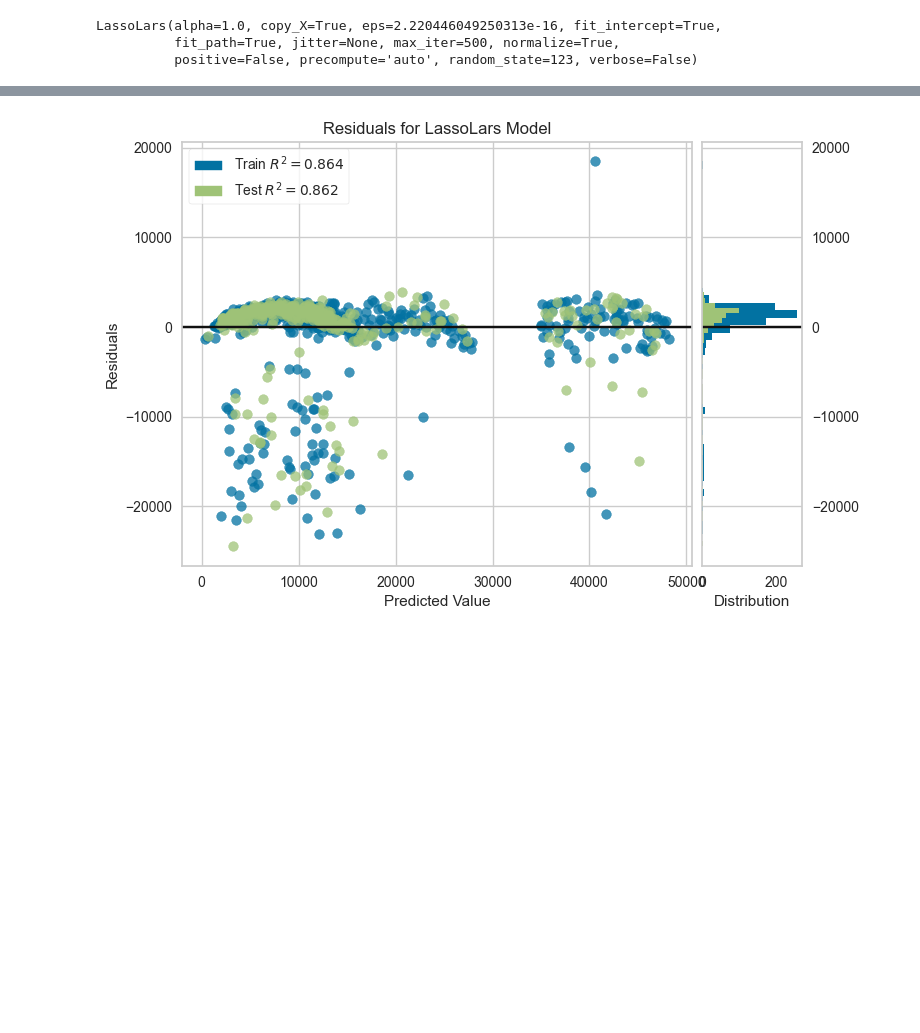
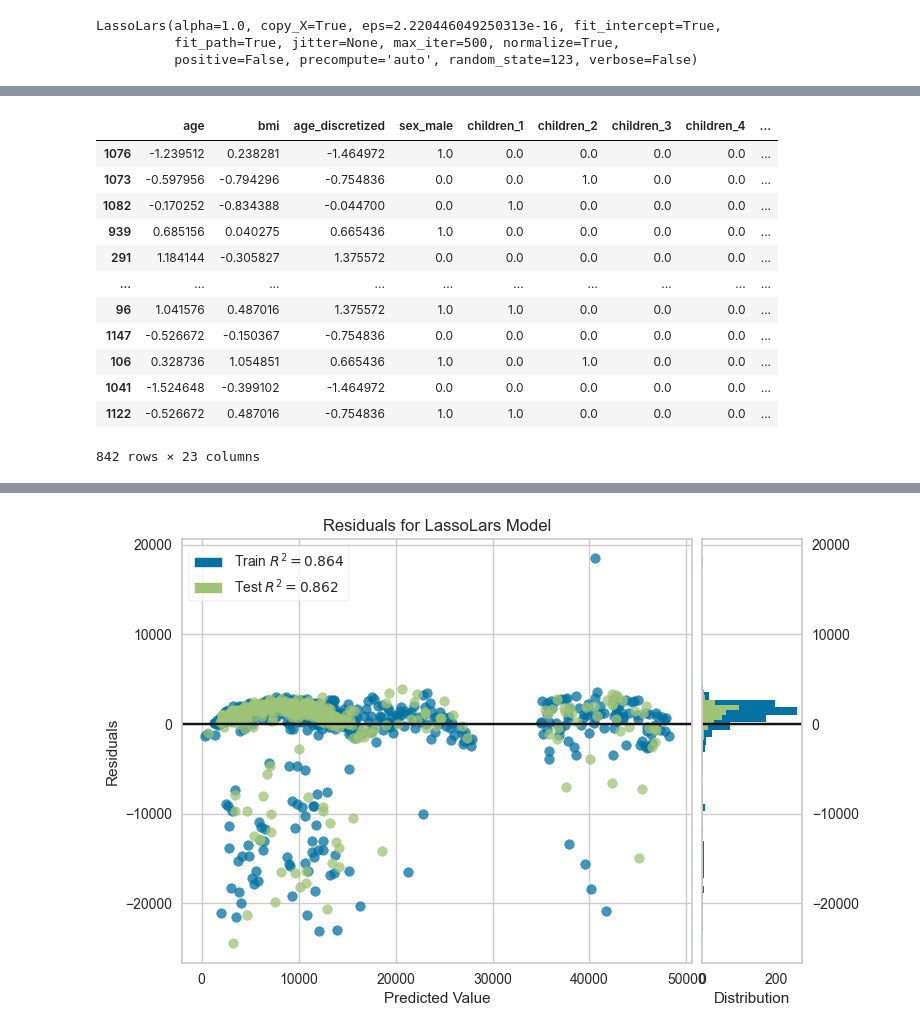
Before and after one commit to lstarke/Health-Insurance-Cost-Prediction, a Jupyter notebook: LeandroStarke_Health_Insurance_Cost_Prediction_(AutoML).ipynb, the cells around one changed output, grey strips where cells are left out. Saved outputs shown, nothing was run; the diff lists cells and outputs as text; code cells hidden in the pictures; blank space fills up the shorter version.

```diff
--- a/LeandroStarke_Health_Insurance_Cost_Prediction_(AutoML).ipynb
+++ b/LeandroStarke_Health_Insurance_Cost_Prediction_(AutoML).ipynb
@@ -314,0 +147,17 @@ LassoLars(alpha=1.0, copy_X=True, eps=2.220446049250313e-16, fit_intercept=True,
+# %%
+# usando o método get_config para verificar como ficaram os dados após o compare_models()
+get_config("X_train")
+# %% [output]
+|  | age | bmi | age_discretized | sex_male | children_1 | children_2 | children_3 | children_4 | ... |
+| 1076 | -1.239512 | 0.238281 | -1.464972 | 1.0 | 0.0 | 0.0 | 0.0 | 0.0 | ... |
+| 1073 | -0.597956 | -0.794296 | -0.754836 | 0.0 | 0.0 | 1.0 | 0.0 | 0.0 | ... |
+| 1082 | -0.170252 | -0.834388 | -0.044700 | 0.0 | 1.0 | 0.0 | 0.0 | 0.0 | ... |
+| 939 | 0.685156 | 0.040275 | 0.665436 | 1.0 | 0.0 | 0.0 | 0.0 | 0.0 | ... |
+| 291 | 1.184144 | -0.305827 | 1.375572 | 0.0 | 0.0 | 0.0 | 0.0 | 0.0 | ... |
+| ... | ... | ... | ... | ... | ... | ... | ... | ... | ... |
+| 96 | 1.041576 | 0.487016 | 1.375572 | 1.0 | 1.0 | 0.0 | 0.0 | 0.0 | ... |
+| 1147 | -0.526672 | -0.150367 | -0.754836 | 0.0 | 0.0 | 0.0 | 0.0 | 0.0 | ... |
+| 106 | 0.328736 | 1.054851 | 0.665436 | 1.0 | 0.0 | 1.0 | 0.0 | 0.0 | ... |
+| 1041 | -1.524648 | -0.399102 | -1.464972 | 0.0 | 0.0 | 0.0 | 0.0 | 0.0 | ... |
+| 1122 | -0.526672 | 0.487016 | -0.754836 | 1.0 | 1.0 | 0.0 | 0.0 | 0.0 | ... |
+842 rows × 23 columns
```
Also changed, not shown: parts of 52 cells of this notebook.
